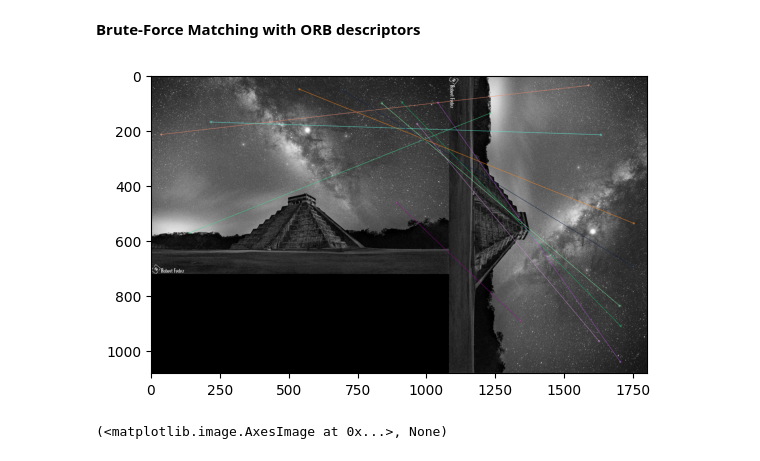
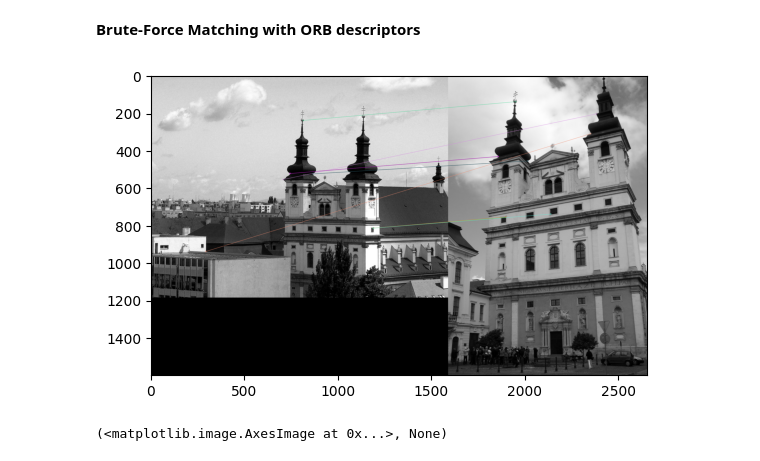
Before and after one commit to AleksandrMorozov123/Computer-vision-with-TensorFlow-Keras-and-OpenCV, a Jupyter notebook: computer-vision-algorithms.ipynb, the cells around one changed output. Cells and saved outputs as stored; diff of their text form; code cells hidden in the pictures.

Commit message:
Kaggle Notebook | Computer vision algorithms | Version 6

```diff
--- a/computer-vision-algorithms.ipynb
+++ b/computer-vision-algorithms.ipynb
@@ -179,34 +179,33 @@ Results saved to runs/predict-cls/exp
 # %%
 import numpy as np
 import cv2
 import matplotlib.pyplot as plt
 
-img1 = cv2.imread ('/kaggle/input/astronomy-picture-of-the-day-data-collection/apod_images/apod_images/2023-03-19.jpg',
+img1 = cv2.imread ('/kaggle/input/google-image-recognition-tutorial/building_1.jpg',
                   cv2.IMREAD_GRAYSCALE) # query image
-img2 = cv2.imread ('/kaggle/input/astronomy-picture-of-the-day-data-collection/apod_images/apod_images/2023-03-19.jpg',
+img2 = cv2.imread ('/kaggle/input/google-image-recognition-tutorial/building_2.jpg',
                   cv2.IMREAD_GRAYSCALE) # train image
-img2 = cv2.rotate(img2, cv2.ROTATE_90_CLOCKWISE)
 
 #  initiate ORB detector
 orb = cv2.ORB_create ()
 
 # find keypoints and descriptors with ORB
 kp1, des1 = orb.detectAndCompute (img1, None)
 kp2, des2 = orb.detectAndCompute (img2, None)
 
 # create BFMatcher object
 bf = cv2.BFMatcher (cv2.NORM_HAMMING, crossCheck = True)
 
 # match descriptors
 matches = bf.match (des1, des2)
 
 # sort them in the order of their distance
 matches = sorted (matches, key = lambda x:x.distance)
 
 # draw first 10 matches
 img3 = cv2.drawMatches (img1, kp1, img2, kp2, matches [:10], None, flags = cv2.DrawMatchesFlags_NOT_DRAW_SINGLE_POINTS)
 
 plt.imshow (img3), plt.show ()
 # %% [output]
-[figure, old version]
+[figure, new version]
 (<matplotlib.image.AxesImage at 0x...>, None)
```
Also changed, not shown: parts of 7 cells of this notebook.
